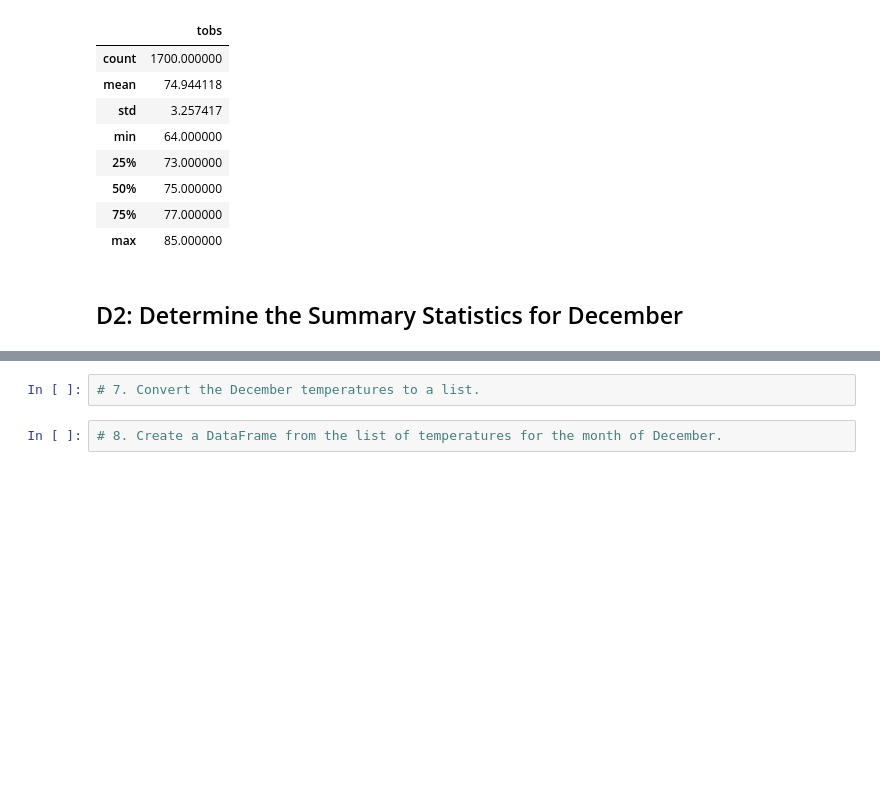
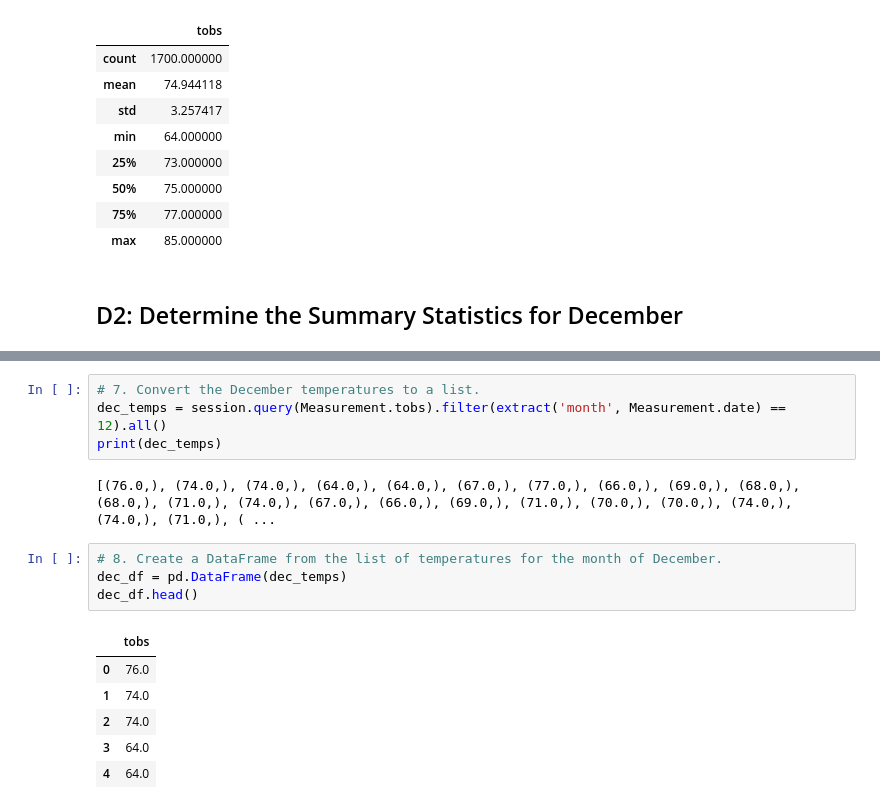
Before and after one commit to rgwyatt/surfs_up, a Jupyter notebook: SurfsUp_Challenge.ipynb, the cells around one changed output, grey strips where cells are left out. Drawn from its saved outputs; the diff is of its cells as text; blank space fills up the shorter version.

```diff
--- a/SurfsUp_Challenge.ipynb
+++ b/SurfsUp_Challenge.ipynb
@@ -86,6 +105,19 @@ june_df.describe()
 # %%
 # 7. Convert the December temperatures to a list.
+dec_temps = session.query(Measurement.tobs).filter(extract('month', Measurement.date) == 12).all()
+print(dec_temps)
+# %% [output]
+[(76.0,), (74.0,), (74.0,), (64.0,), (64.0,), (67.0,), (77.0,), (66.0,), (69.0,), (68.0,), (68.0,), (71.0,), (74.0,), (67.0,), (66.0,), (69.0,), (71.0,), (70.0,), (70.0,), (74.0,), (74.0,), (71.0,), ( ...
 # %%
 # 8. Create a DataFrame from the list of temperatures for the month of December.
+dec_df = pd.DataFrame(dec_temps)
+dec_df.head()
+# %% [output]
+|  | tobs |
+| 0 | 76.0 |
+| 1 | 74.0 |
+| 2 | 74.0 |
+| 3 | 64.0 |
+| 4 | 64.0 |
 # %%
 # 9. Calculate and print out the summary statistics for the Decemeber temperature DataFrame.
```
Also changed, not shown: parts of 2 cells of this notebook.
